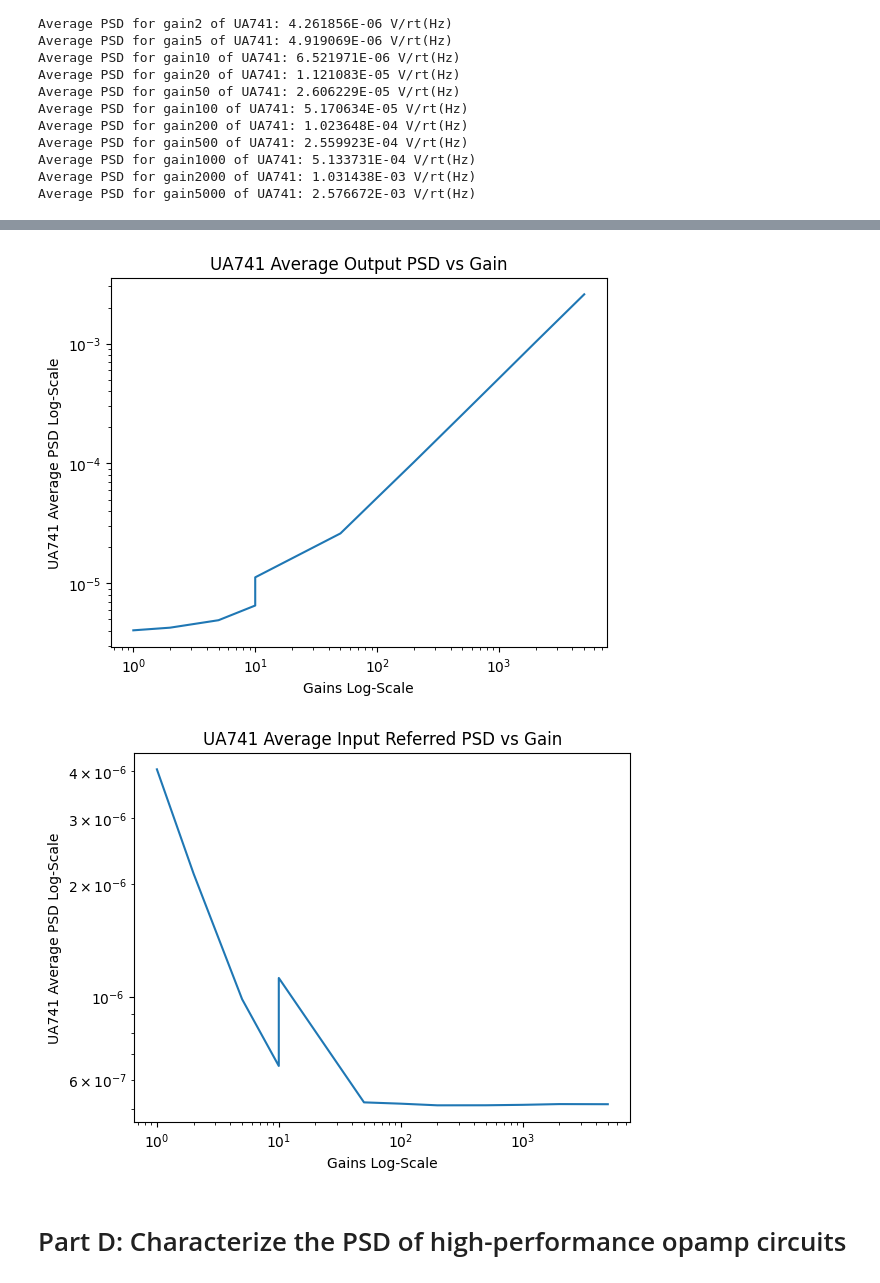
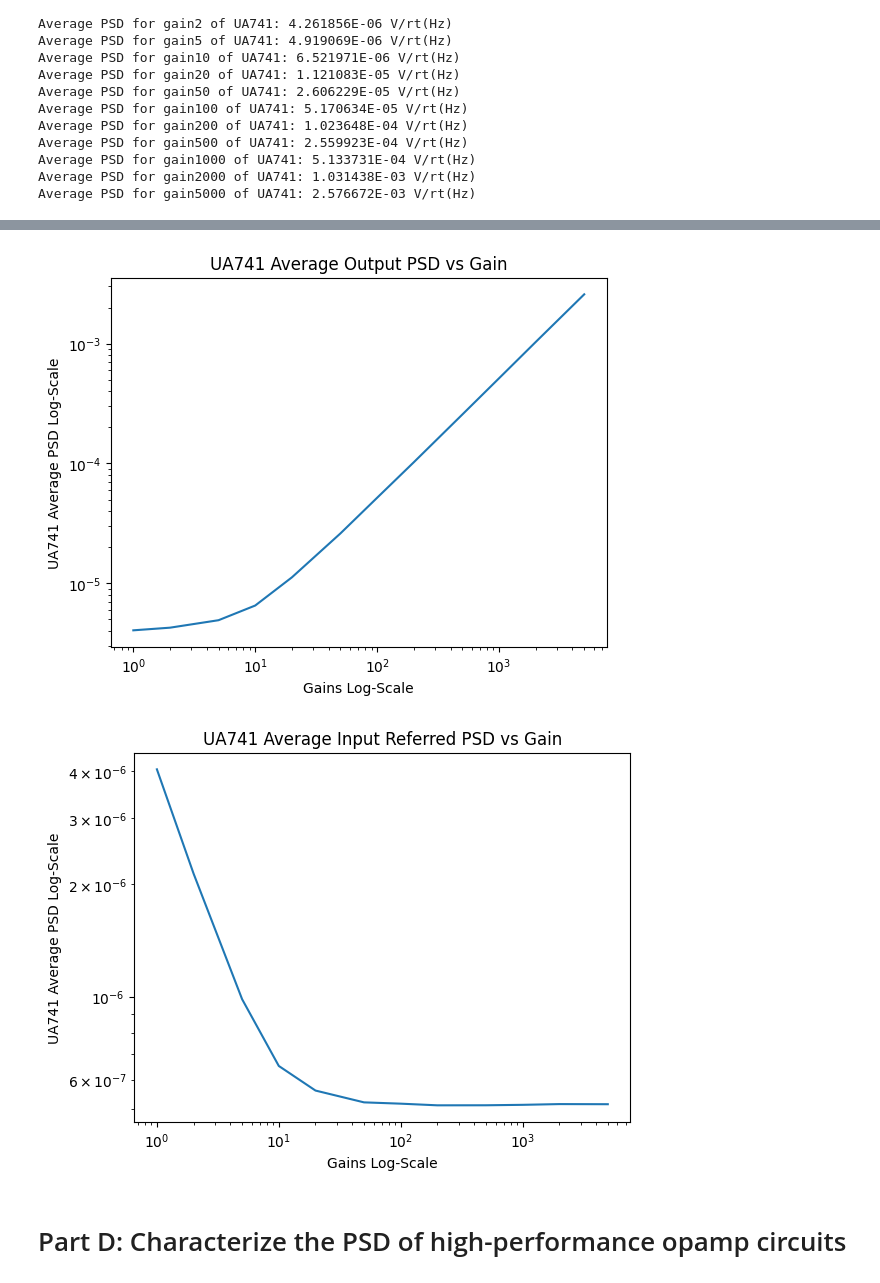
Before and after one commit to MazinDan/Analog_Lab_B, a Jupyter notebook: Lab_4_Report/Analog_Lab4.ipynb, the cells around one changed output, grey strips where cells are left out. Cells and saved outputs as stored; diff of their text form; code cells hidden in the pictures.

```diff
--- a/Lab_4_Report/Analog_Lab4.ipynb
+++ b/Lab_4_Report/Analog_Lab4.ipynb
@@ -420,7 +420,7 @@ for frame in ua741_gain_frames:
     plt.title(frame['Title'][0])
     plt.xlabel('Frequency(Hz)')
     plt.ylabel('PSD V/rt(Hz)')
-    plt.plot(frame['Frequency(Hz)'], frame['Amplitude CH2(V/rt(Hz))'])
+    plt.plot(frame['Frequency(Hz)'][4:], frame['Amplitude CH2(V/rt(Hz))'][4:])
     plt.axvline(x=frame['Frequency(Hz)'][332], color='r')
     plt.axvline(x=frame['Frequency(Hz)'][655], color='r')
     print(frame)
@@ -562,7 +562,7 @@ Average PSD for gain2000 of UA741: 1.031438E-03 V/rt(Hz)
 Average PSD for gain5000 of UA741: 2.576672E-03 V/rt(Hz)
 # %%
 # Plot average values vs gain for output and input
-gains = [1, 2, 5, 10, 10, 50, 100, 200, 500, 1000, 2000, 5000]
+gains = [1, 2, 5, 10, 20, 50, 100, 200, 500, 1000, 2000, 5000]
 
 # Output plots
 plt.figure()
@@ -604,12 +604,12 @@ Input: 1.121082616099071e-06
 Output: 2.606228978328173e-05
 Input: 5.212457956656346e-07
 ... (8 lines left out)
 Output: 0.0010314383281733745
 Input: 5.157191640866873e-07
 Output: 0.0025766720743034053
 Input: 5.15334414860681e-07
-[figure, old version]
+[figure, new version]
-[figure, old version]
+[figure, new version]
 # %% [markdown]
 # Part D: Characterize the PSD of high-performance opamp circuits
 # %% [markdown]
```
Also changed, not shown: parts of 3 cells of this notebook.
